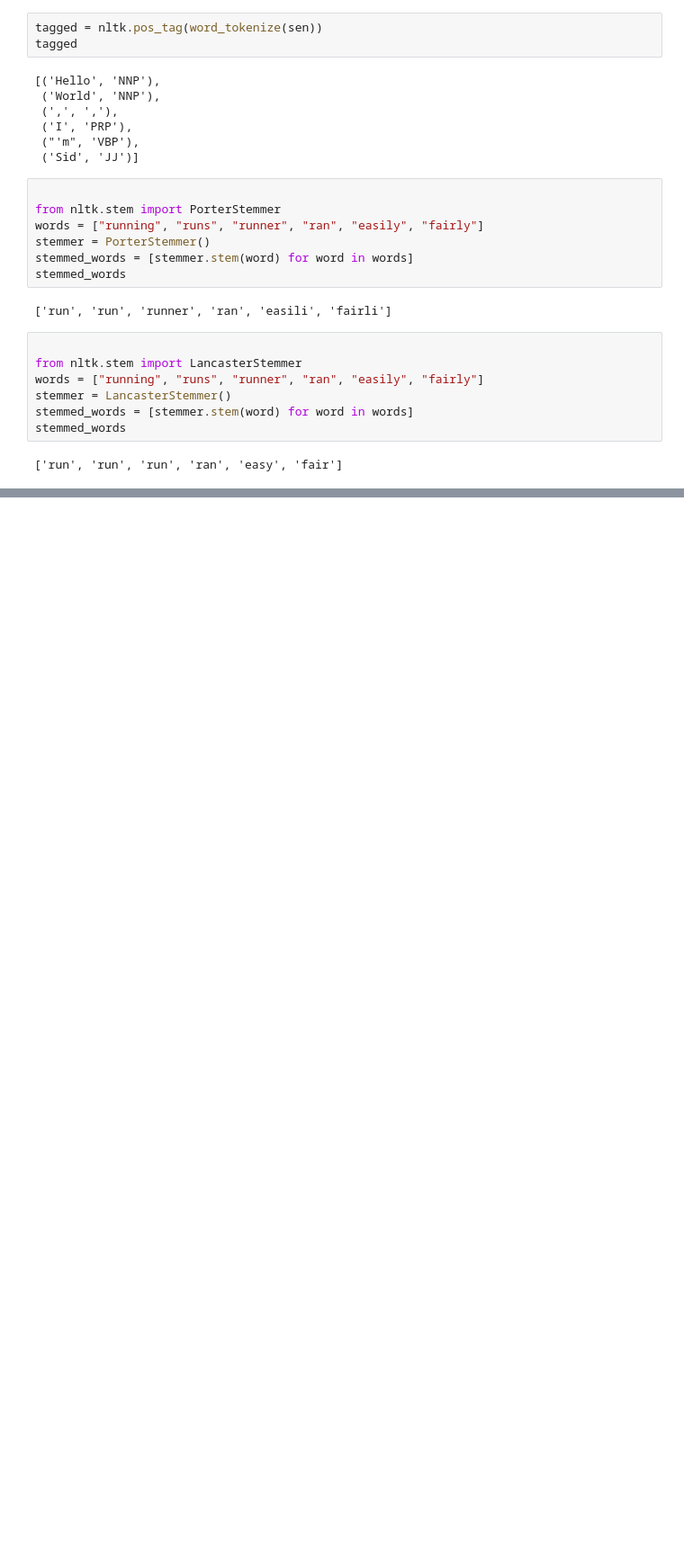
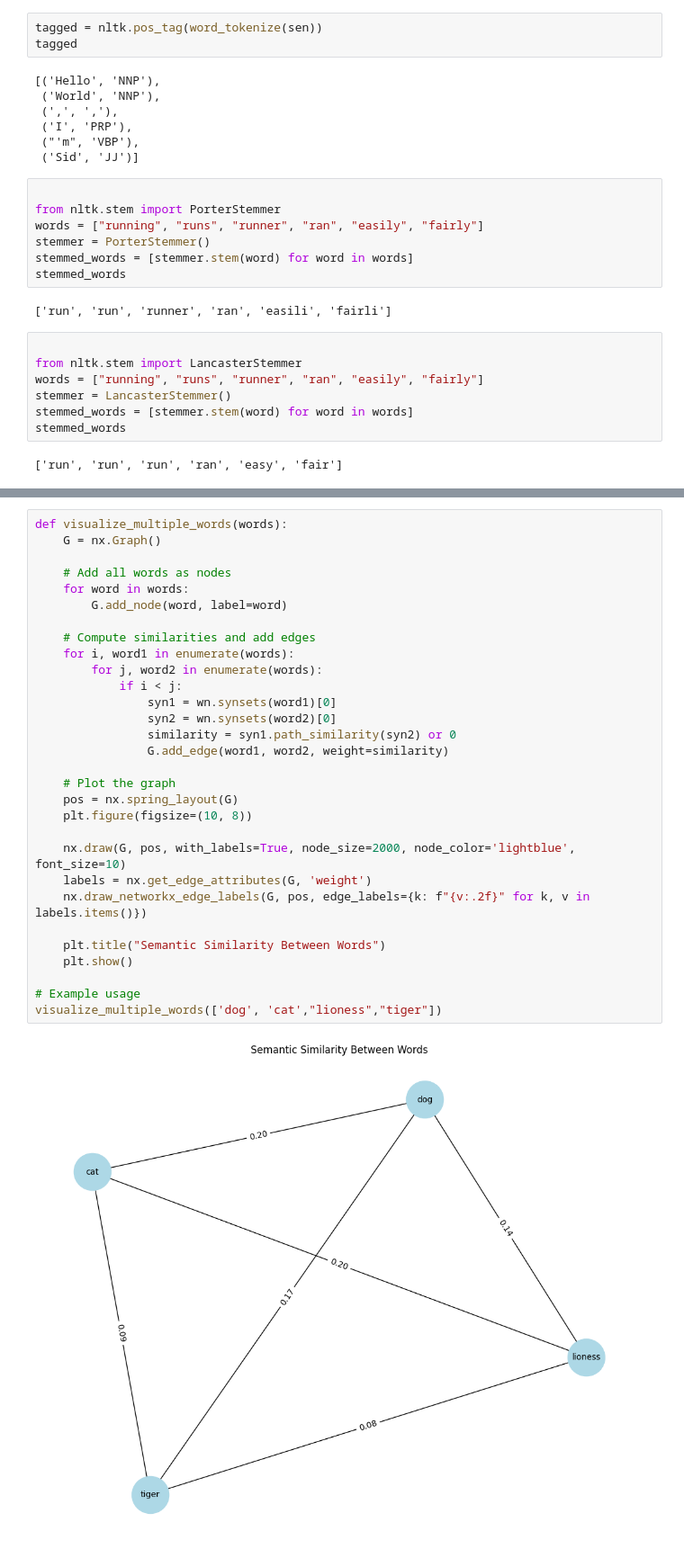
Before and after one commit to Siddheshdumre/NLP_Lab, a Jupyter notebook: NLP_1.ipynb, the cells around one changed output, grey strips where cells are left out. Shown at 90% size. Cells and saved outputs as stored; diff of their text form; blank space fills up the shorter version.

```diff
--- a/NLP_1.ipynb
+++ b/NLP_1.ipynb
@@ -148,0 +363,32 @@ stemmed_words
+# %%
+def visualize_multiple_words(words):
+    G = nx.Graph()
+
+    # Add all words as nodes
+    for word in words:
+        G.add_node(word, label=word)
+
+    # Compute similarities and add edges
+    for i, word1 in enumerate(words):
+        for j, word2 in enumerate(words):
+            if i < j:
+                syn1 = wn.synsets(word1)[0]
+                syn2 = wn.synsets(word2)[0]
+                similarity = syn1.path_similarity(syn2) or 0
+                G.add_edge(word1, word2, weight=similarity)
+
+    # Plot the graph
+    pos = nx.spring_layout(G)
+    plt.figure(figsize=(10, 8))
+
+    nx.draw(G, pos, with_labels=True, node_size=2000, node_color='lightblue', font_size=10)
+    labels = nx.get_edge_attributes(G, 'weight')
+    nx.draw_networkx_edge_labels(G, pos, edge_labels={k: f"{v:.2f}" for k, v in labels.items()})
+
+    plt.title("Semantic Similarity Between Words")
+    plt.show()
+
+# Example usage
+visualize_multiple_words(['dog', 'cat',"lioness","tiger"])
+# %% [output]
+[figure, added]
```
Also changed, not shown: parts of 17 cells of this notebook.
